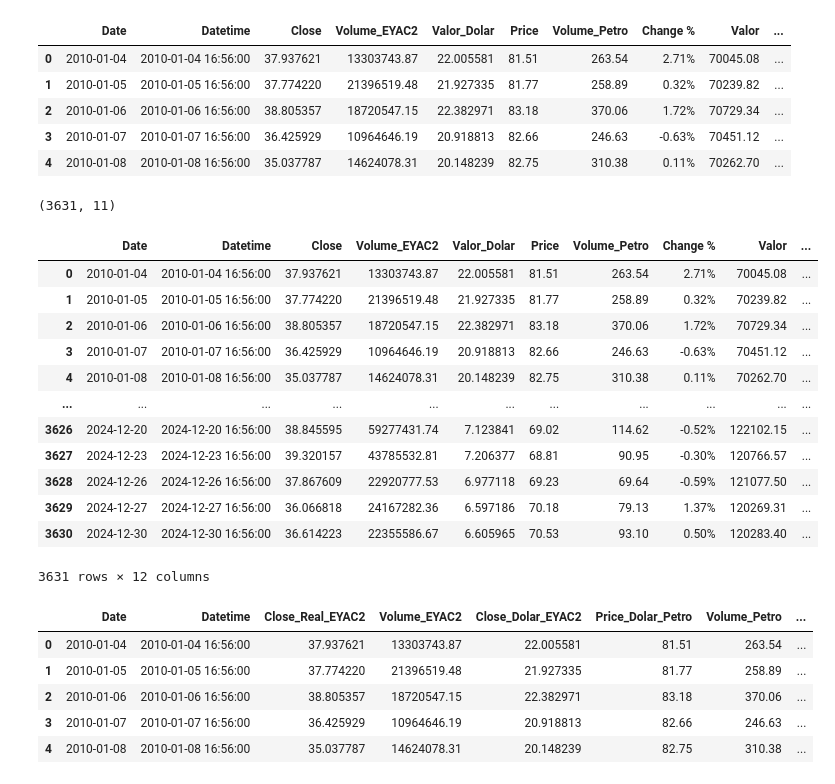
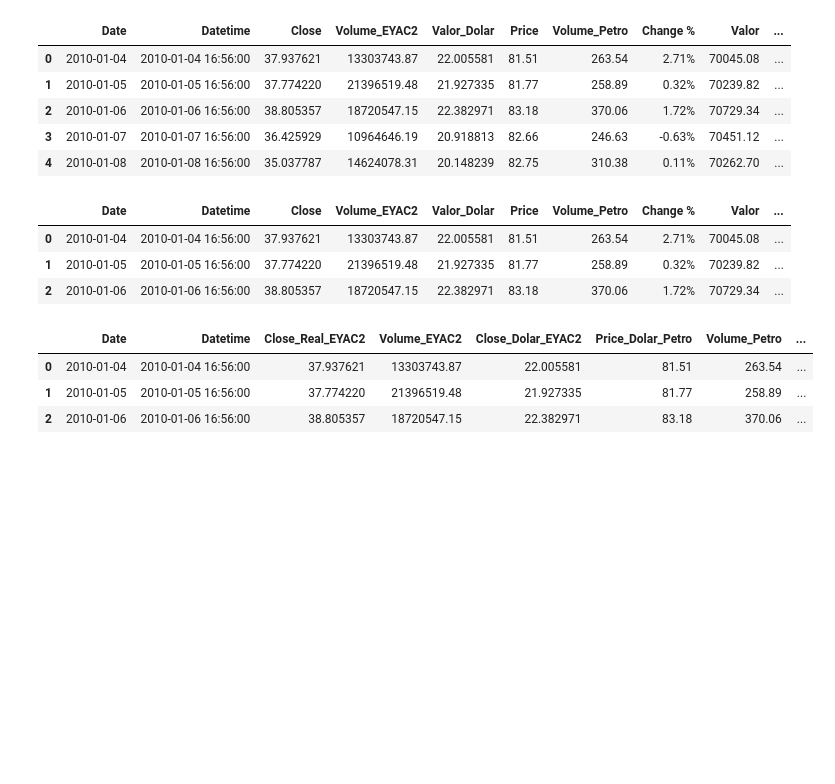
Before and after one commit to Juanpcsdev/Oil-Stock-Project, a Jupyter notebook: Notebooks/ETL/Join_Dataframes.ipynb, the cells around one changed output. Drawn from its saved outputs; the diff is of its cells as text; code cells hidden in the pictures; blank space fills up the shorter version.

```diff
--- a/Notebooks/ETL/Join_Dataframes.ipynb
+++ b/Notebooks/ETL/Join_Dataframes.ipynb
@@ -101,43 +101,27 @@ df_merge2.head()
 | 2 | 2010-01-06 | 2010-01-06 16:56:00 | 38.805357 | 18720547.15 | 22.382971 | 83.18 | 370.06 | 1.72% | 70729.34 | ... |
 | 3 | 2010-01-07 | 2010-01-07 16:56:00 | 36.425929 | 10964646.19 | 20.918813 | 82.66 | 246.63 | -0.63% | 70451.12 | ... |
 | 4 | 2010-01-08 | 2010-01-08 16:56:00 | 35.037787 | 14624078.31 | 20.148239 | 82.75 | 310.38 | 0.11% | 70262.70 | ... |
-# %%
-df_merge2.shape
-# %% [output]
-(3631, 11)
 # %%
 df_merge3 = df_merge2.merge(df4[["Year-Month", "Value"]], left_on= "Year-Month", right_on= "Year-Month")
 
-display(df_merge3)
+df_merge3.head(3)
 # %% [output]
 |  | Date | Datetime | Close | Volume_EYAC2 | Valor_Dolar | Price | Volume_Petro | Change % | Valor | ... |
 | 0 | 2010-01-04 | 2010-01-04 16:56:00 | 37.937621 | 13303743.87 | 22.005581 | 81.51 | 263.54 | 2.71% | 70045.08 | ... |
 | 1 | 2010-01-05 | 2010-01-05 16:56:00 | 37.774220 | 21396519.48 | 21.927335 | 81.77 | 258.89 | 0.32% | 70239.82 | ... |
 | 2 | 2010-01-06 | 2010-01-06 16:56:00 | 38.805357 | 18720547.15 | 22.382971 | 83.18 | 370.06 | 1.72% | 70729.34 | ... |
-| 3 | 2010-01-07 | 2010-01-07 16:56:00 | 36.425929 | 10964646.19 | 20.918813 | 82.66 | 246.63 | -0.63% | 70451.12 | ... |
-| 4 | 2010-01-08 | 2010-01-08 16:56:00 | 35.037787 | 14624078.31 | 20.148239 | 82.75 | 310.38 | 0.11% | 70262.70 | ... |
-| ... | ... | ... | ... | ... | ... | ... | ... | ... | ... | ... |
-| 3626 | 2024-12-20 | 2024-12-20 16:56:00 | 38.845595 | 59277431.74 | 7.123841 | 69.02 | 114.62 | -0.52% | 122102.15 | ... |
-| 3627 | 2024-12-23 | 2024-12-23 16:56:00 | 39.320157 | 43785532.81 | 7.206377 | 68.81 | 90.95 | -0.30% | 120766.57 | ... |
-| 3628 | 2024-12-26 | 2024-12-26 16:56:00 | 37.867609 | 22920777.53 | 6.977118 | 69.23 | 69.64 | -0.59% | 121077.50 | ... |
-| 3629 | 2024-12-27 | 2024-12-27 16:56:00 | 36.066818 | 24167282.36 | 6.597186 | 70.18 | 79.13 | 1.37% | 120269.31 | ... |
-| 3630 | 2024-12-30 | 2024-12-30 16:56:00 | 36.614223 | 22355586.67 | 6.605965 | 70.53 | 93.10 | 0.50% | 120283.40 | ... |
-3631 rows × 12 columns
 # %%
 df_merge3 = df_merge3.rename(columns={"Close":"Close_Real_EYAC2","Valor_Dolar":"Close_Dolar_EYAC2",
-                                     "Price":"Price_Dolar_Petro","Dia":"Day_Ibovespa",
-                                     "Change %":"Change%_Petro","Mês":"Month_Ibovespa",
-                                     "Ano":"Year_Ibovespa", "Value_Ibovespa":"Indíce_Ibovespa",
-                                     "Change %_Ibovespa":"Change%_Ibovespa", "Value":"Value_IPCA"})
+                                     "Price":"Price_Dolar_Petro","Change %":"Change%_Petro",
+                                     "Valor":"Índice_Ibovespa", "Change %_Ibovespa":"Change%_Ibovespa",
+                                     "Value":"Value_IPCA"})
 
-df_merge3.head()
+df_merge3.head(3)
 # %% [output]
 |  | Date | Datetime | Close_Real_EYAC2 | Volume_EYAC2 | Close_Dolar_EYAC2 | Price_Dolar_Petro | Volume_Petro | ... |
 | 0 | 2010-01-04 | 2010-01-04 16:56:00 | 37.937621 | 13303743.87 | 22.005581 | 81.51 | 263.54 | ... |
 | 1 | 2010-01-05 | 2010-01-05 16:56:00 | 37.774220 | 21396519.48 | 21.927335 | 81.77 | 258.89 | ... |
 | 2 | 2010-01-06 | 2010-01-06 16:56:00 | 38.805357 | 18720547.15 | 22.382971 | 83.18 | 370.06 | ... |
-| 3 | 2010-01-07 | 2010-01-07 16:56:00 | 36.425929 | 10964646.19 | 20.918813 | 82.66 | 246.63 | ... |
-| 4 | 2010-01-08 | 2010-01-08 16:56:00 | 35.037787 | 14624078.31 | 20.148239 | 82.75 | 310.38 | ... |
 # %%
 df_merge3 = df_merge3.drop(columns=["Year-Month"])
 # %%
```
Also changed, not shown: parts of 6 cells of this notebook, 1 other file.
